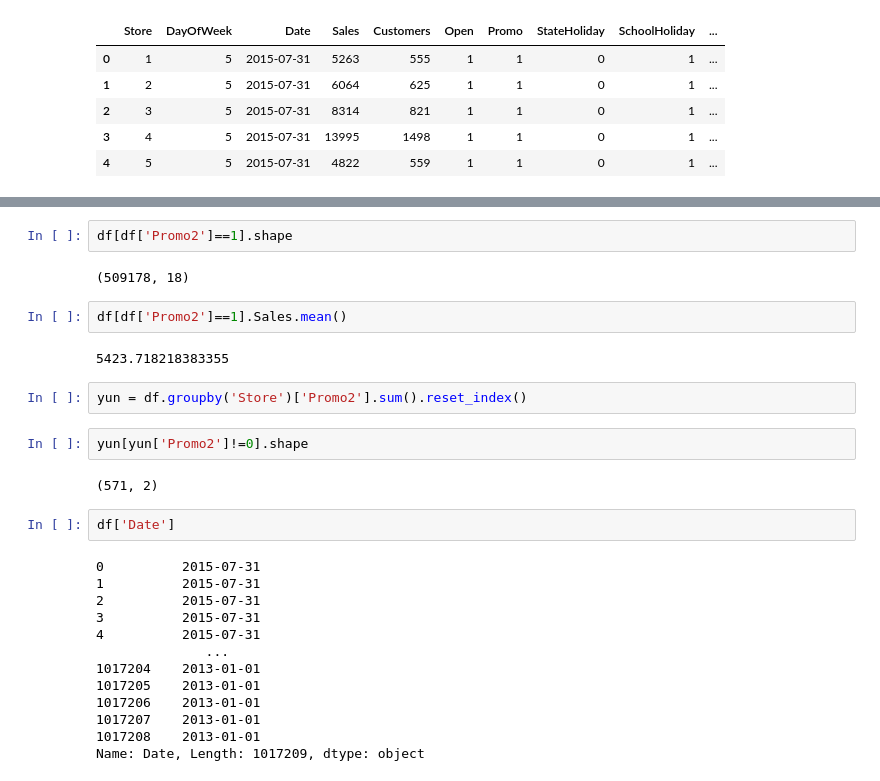
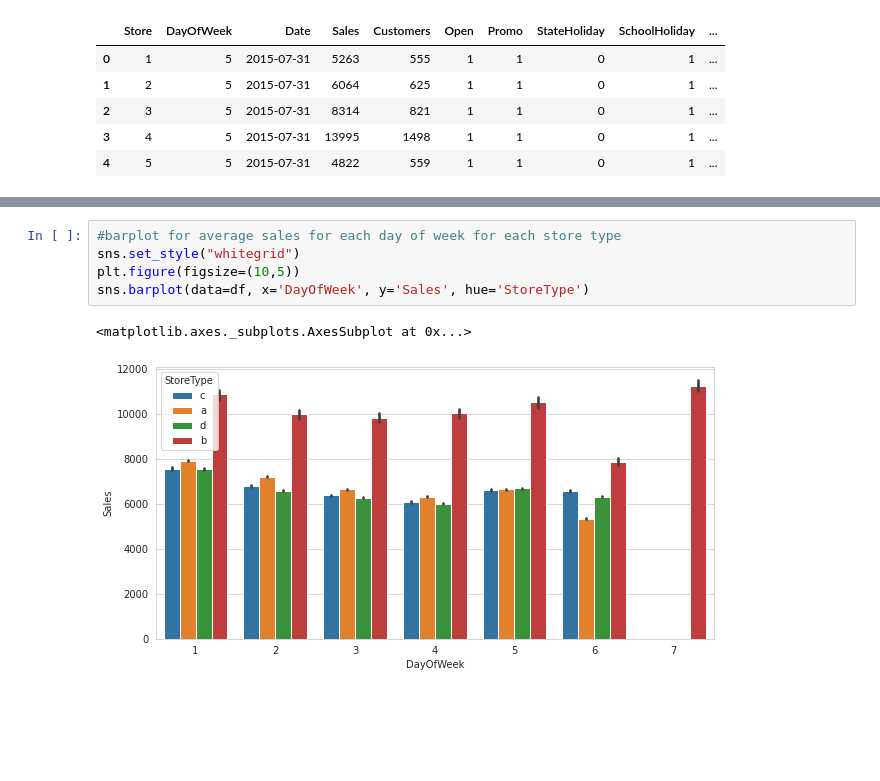
Before and after one commit to Bprs68/Rossmann-Sales-Prediction-, a Jupyter notebook: Rossmann_Sales_Prediction_Capstone_Project.ipynb, the cells around one changed output, grey strips where cells are left out. Saved outputs shown, nothing was run; the diff lists cells and outputs as text; blank space fills up the shorter version.

```diff
--- a/Rossmann_Sales_Prediction_Capstone_Project.ipynb
+++ b/Rossmann_Sales_Prediction_Capstone_Project.ipynb
@@ -307,29 +366,8 @@ df[df['Promo']==1].Sales.mean()
-# %%
-df[df['Promo2']==1].shape
-# %% [output]
-(509178, 18)
-# %%
-df[df['Promo2']==1].Sales.mean()
-# %% [output]
-5423.718218383355
-# %%
-yun = df.groupby('Store')['Promo2'].sum().reset_index()
-# %%
-yun[yun['Promo2']!=0].shape
-# %% [output]
-(571, 2)
-# %%
-df['Date']
-# %% [output]
-0          2015-07-31
-1          2015-07-31
-2          2015-07-31
-3          2015-07-31
-4          2015-07-31
-              ...
-1017204    2013-01-01
-1017205    2013-01-01
-1017206    2013-01-01
-1017207    2013-01-01
-1017208    2013-01-01
-Name: Date, Length: 1017209, dtype: object
+# %%
+#barplot for average sales for each day of week for each store type
+sns.set_style("whitegrid")
+plt.figure(figsize=(10,5))
+sns.barplot(data=df, x='DayOfWeek', y='Sales', hue='StoreType')
+# %% [output]
+<matplotlib.axes._subplots.AxesSubplot at 0x...>
+[figure, added]
```
Also changed, not shown: parts of 73 cells of this notebook.
